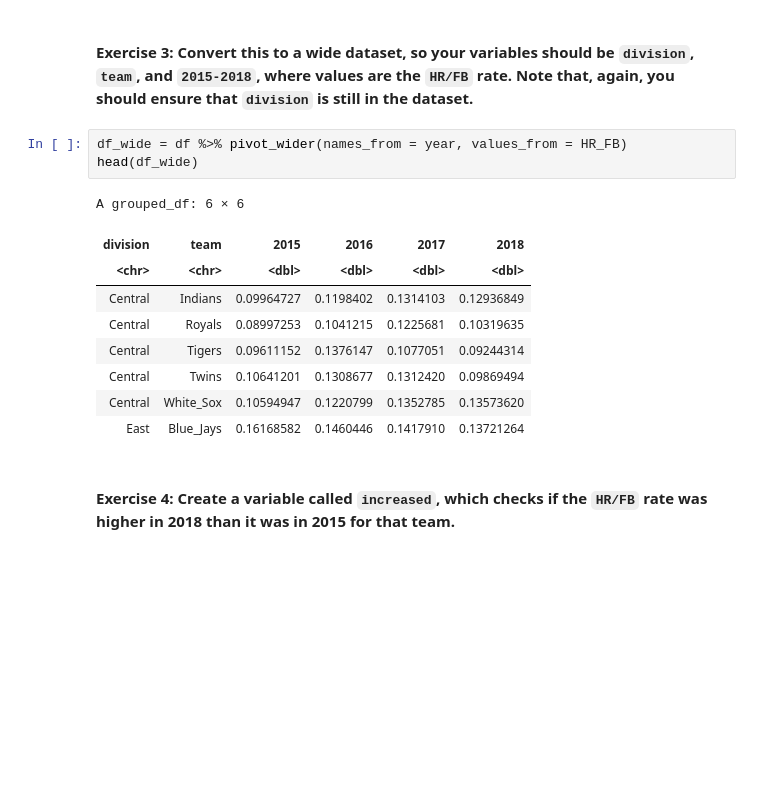
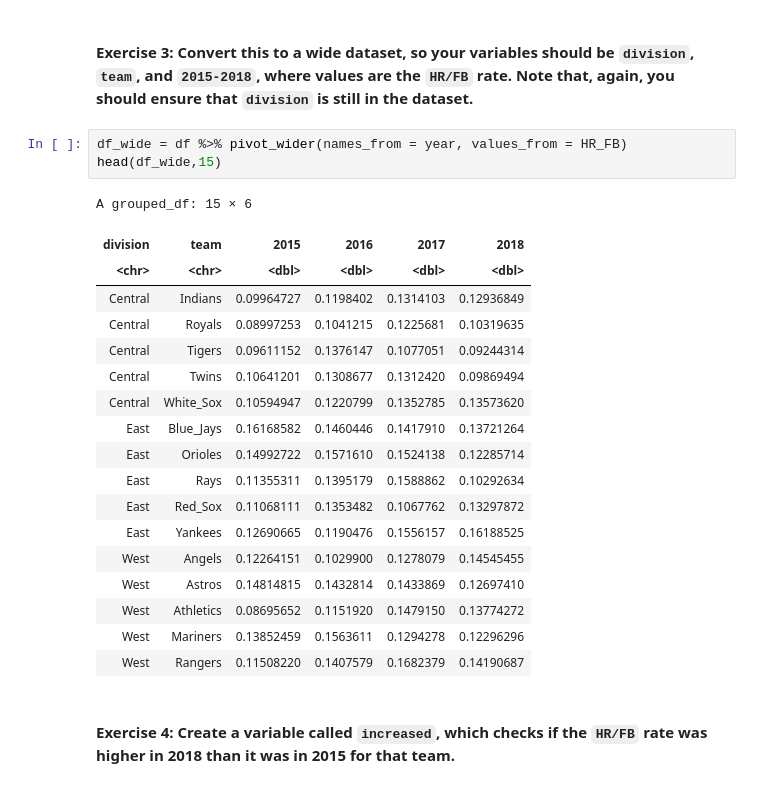
Before and after one commit to jingoystat/jingoystat.github.io, a Jupyter notebook: Lab_sltn/stats306_lab6_sol.ipynb, the cells around one changed output. Cells and saved outputs as stored; diff of their text form; blank space fills up the shorter version.

```diff
--- a/Lab_sltn/stats306_lab6_sol.ipynb
+++ b/Lab_sltn/stats306_lab6_sol.ipynb
@@ -131,17 +131,26 @@ A grouped_df: 6 × 4
  #### Exercise 3: Convert this to a wide dataset, so your variables should be `division`, `team`, and `2015-2018`, where values are the `HR/FB` rate. Note that, again, you should ensure that `division` is still in the dataset.
 # %%
 df_wide = df %>% pivot_wider(names_from = year, values_from = HR_FB)
-head(df_wide)
+head(df_wide,15)
 # %% [output]
-A grouped_df: 6 × 6
+A grouped_df: 15 × 6
 | division | team | 2015 | 2016 | 2017 | 2018 |
 | <chr> | <chr> | <dbl> | <dbl> | <dbl> | <dbl> |
 | Central | Indians | 0.09964727 | 0.1198402 | 0.1314103 | 0.12936849 |
 | Central | Royals | 0.08997253 | 0.1041215 | 0.1225681 | 0.10319635 |
 | Central | Tigers | 0.09611152 | 0.1376147 | 0.1077051 | 0.09244314 |
 | Central | Twins | 0.10641201 | 0.1308677 | 0.1312420 | 0.09869494 |
 | Central | White_Sox | 0.10594947 | 0.1220799 | 0.1352785 | 0.13573620 |
 | East | Blue_Jays | 0.16168582 | 0.1460446 | 0.1417910 | 0.13721264 |
+| East | Orioles | 0.14992722 | 0.1571610 | 0.1524138 | 0.12285714 |
+| East | Rays | 0.11355311 | 0.1395179 | 0.1588862 | 0.10292634 |
+| East | Red_Sox | 0.11068111 | 0.1353482 | 0.1067762 | 0.13297872 |
+| East | Yankees | 0.12690665 | 0.1190476 | 0.1556157 | 0.16188525 |
+| West | Angels | 0.12264151 | 0.1029900 | 0.1278079 | 0.14545455 |
+| West | Astros | 0.14814815 | 0.1432814 | 0.1433869 | 0.12697410 |
+| West | Athletics | 0.08695652 | 0.1151920 | 0.1479150 | 0.13774272 |
+| West | Mariners | 0.13852459 | 0.1563611 | 0.1294278 | 0.12296296 |
+| West | Rangers | 0.11508220 | 0.1407579 | 0.1682379 | 0.14190687 |
 # %% [markdown]
  #### Exercise 4: Create a variable called `increased`, which checks if the `HR/FB` rate was higher in 2018 than it was in 2015 for that team.
 # %%
```
Also changed, not shown: parts of 1 cell of this notebook, 1 other file.
